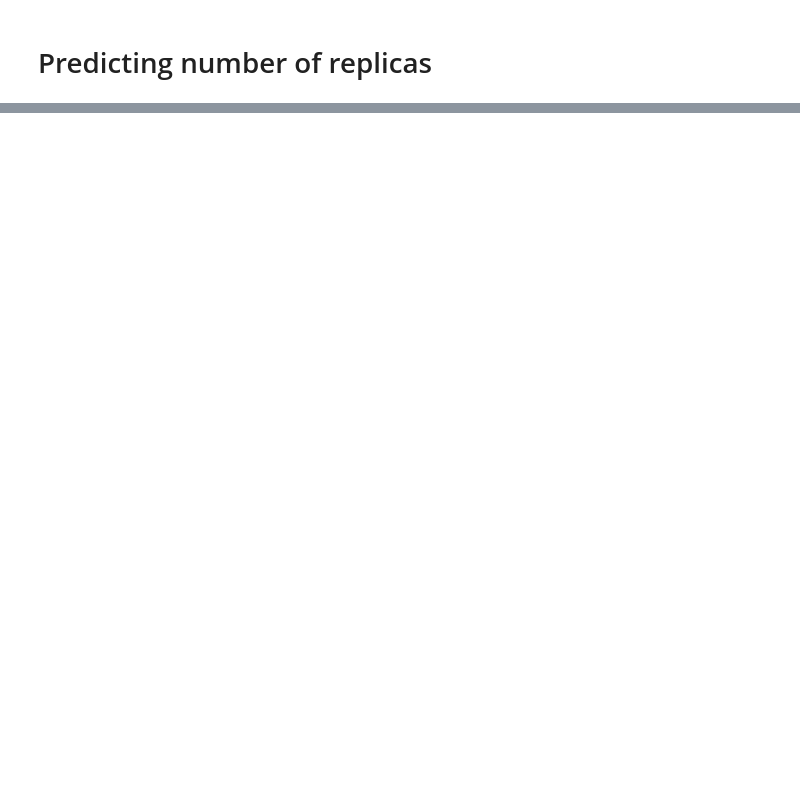
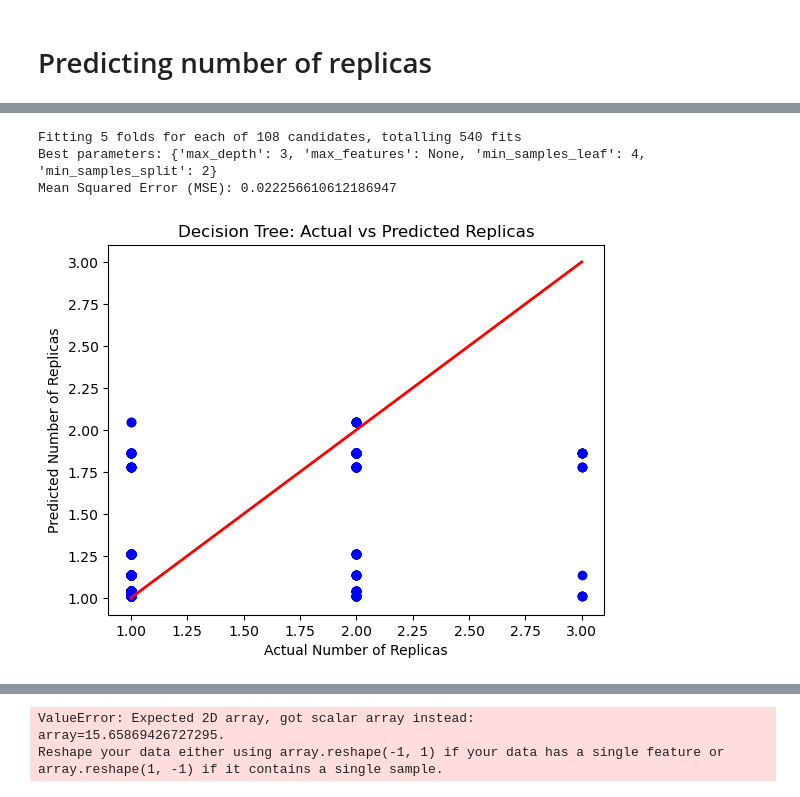
Before and after one commit to BrandonStreets-Mcleod/dissertation-test-code, a Jupyter notebook: Python/forecasting-model-test.ipynb, the cells around one changed output, grey strips where cells are left out. Drawn from its saved outputs; the diff is of its cells as text; code cells hidden in the pictures; blank space fills up the shorter version.

Commit message:
Made a full working prediction model

```diff
--- a/Python/forecasting-model-test.ipynb
+++ b/Python/forecasting-model-test.ipynb
@@ -375,0 +366,63 @@ Reshape your data either using array.reshape(-1, 1) if your data has a single fe
+# %%
+from sklearn.tree import DecisionTreeRegressor
+from sklearn.ensemble import RandomForestRegressor
+from sklearn.metrics import mean_absolute_error, mean_squared_error, r2_score
+from sklearn.model_selection import GridSearchCV
+
+replicas_data = pd.read_csv('../Utilities\csv/cpu_replicas.csv')
+
+# Split the data
+X = replicas_data[['CPU Usage (%)']]
+y = replicas_data['replicas']
+X_train_replicas, X_test_replicas, y_train_replicas, y_test_replicas = train_test_split(X, y, test_size=0.2, random_state=42)
+
+# Define the parameter grid for decision tree
+param_grid = {
+    'max_depth': [3, 5, 10, None],
+    'min_samples_split': [2, 5, 10],
+    'min_samples_leaf': [1, 2, 4],
+    'max_features': [None, 'sqrt', 'log2']
+}
+
+# Initialize the model
+tree_model = DecisionTreeRegressor(random_state=42)
+
+# Initialize GridSearchCV
+grid_search = GridSearchCV(estimator=tree_model, param_grid=param_grid, cv=5, scoring='r2', verbose=1)
+
+# Fit the grid search to the data
+grid_search.fit(X_train_replicas, y_train_replicas)
+
+# Best parameters found
+print(f"Best parameters: {grid_search.best_params_}")
+
+# Predict with the best model
+best_model = grid_search.best_estimator_
+y_pred_replicas = best_model.predict(X_test_replicas)
+
+# Evaluate the model
+mse = mean_squared_error(y_test_replicas, y_pred_replicas)
+print(f"Mean Squared Error (MSE): {mse}")
+
+# Plot the results
+plt.scatter(y_test_replicas, y_pred_replicas, color='blue')
+plt.plot([y_test_replicas.min(), y_test_replicas.max()], [y_test_replicas.min(), y_test_replicas.max()], color='red', lw=2)
+plt.xlabel('Actual Number of Replicas')
+plt.ylabel('Predicted Number of Replicas')
+plt.title('Decision Tree: Actual vs Predicted Replicas')
+plt.show()
+
+# Predict using LSTM output
+predictions = model.predict(X_test)
+cpu_usage_scaler = MinMaxScaler()
+cpu_usage_scaler.min_, cpu_usage_scaler.scale_ = scaler.min_[-1], scaler.scale_[-1]
+
+predictions_rescaled = cpu_usage_scaler.inverse_transform(predictions)
+
+future_replicas = best_model.predict(predictions_rescaled[0].reshape(-1, 1))
+print(f'Predicted number of replicas for future CPU usage ({predictions_rescaled[0]}): {future_replicas[0]}')
+# %% [output]
+Fitting 5 folds for each of 108 candidates, totalling 540 fits
+Best parameters: {'max_depth': 3, 'max_features': None, 'min_samples_leaf': 4, 'min_samples_split': 2}
+Mean Squared Error (MSE): 0.022256610612186947
+[figure, added]
@@ -375,0 +430,3 @@ Reshape your data either using array.reshape(-1, 1) if your data has a single fe
+ValueError: Expected 2D array, got scalar array instead:
+array=15.65869426727295.
+Reshape your data either using array.reshape(-1, 1) if your data has a single feature or array.reshape(1, -1) if it contains a single sample.
```
Also changed, not shown: parts of 7 cells of this notebook, 2 other files.
